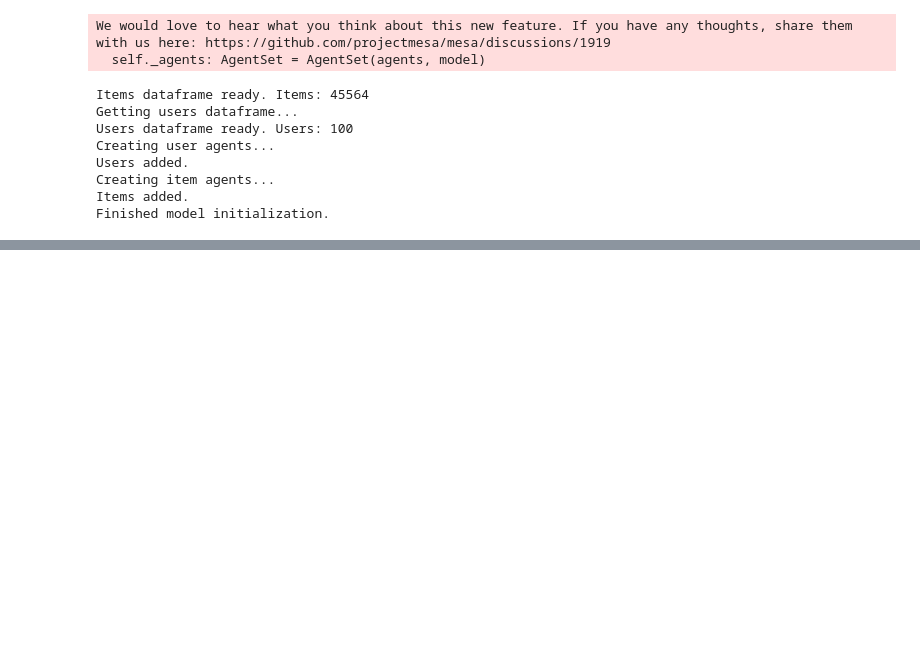
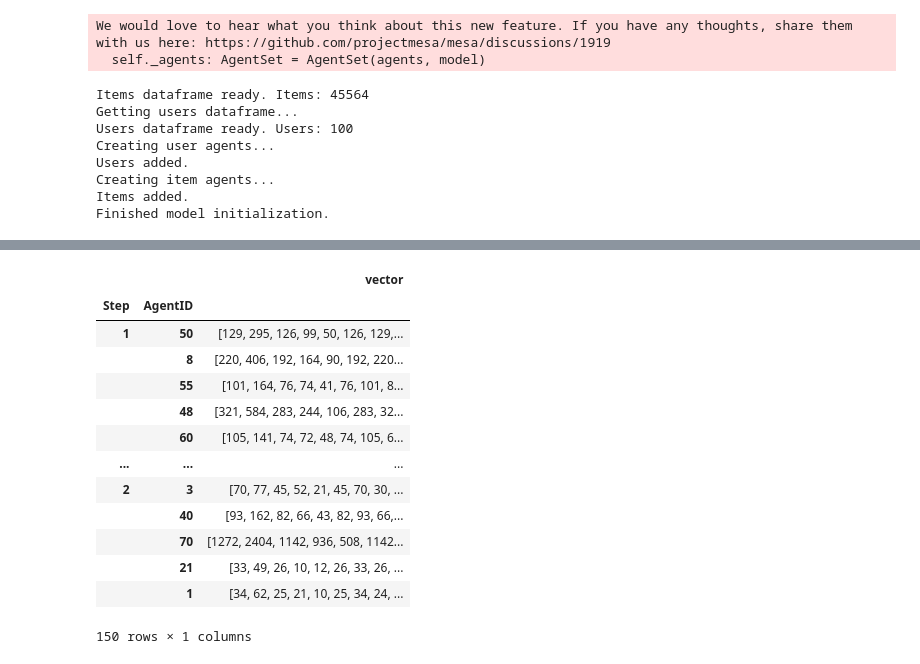
Before and after one commit to jamonbri/master_thesis, a Jupyter notebook: project/data_analysis.ipynb, the cells around one changed output, grey strips where cells are left out. Cells and saved outputs as stored; diff of their text form; code cells hidden in the pictures; blank space fills up the shorter version.

```diff
--- a/project/data_analysis.ipynb
+++ b/project/data_analysis.ipynb
@@ -129,0 +140,17 @@ choice.update(None)
+# %%
+d.head(150)
+# %% [output]
+|  |  | vector |
+| Step | AgentID |  |
+| 1 | 50 | [129, 295, 126, 99, 50, 126, 129,... |
+|  | 8 | [220, 406, 192, 164, 90, 192, 220... |
+|  | 55 | [101, 164, 76, 74, 41, 76, 101, 8... |
+|  | 48 | [321, 584, 283, 244, 106, 283, 32... |
+|  | 60 | [105, 141, 74, 72, 48, 74, 105, 6... |
+| ... | ... | ... |
+| 2 | 3 | [70, 77, 45, 52, 21, 45, 70, 30, ... |
+|  | 40 | [93, 162, 82, 66, 43, 82, 93, 66,... |
+|  | 70 | [1272, 2404, 1142, 936, 508, 1142... |
+|  | 21 | [33, 49, 26, 10, 12, 26, 33, 26, ... |
+|  | 1 | [34, 62, 25, 21, 10, 25, 34, 24, ... |
+150 rows × 1 columns
```
Also changed, not shown: parts of 13 cells of this notebook, 2 other files.
